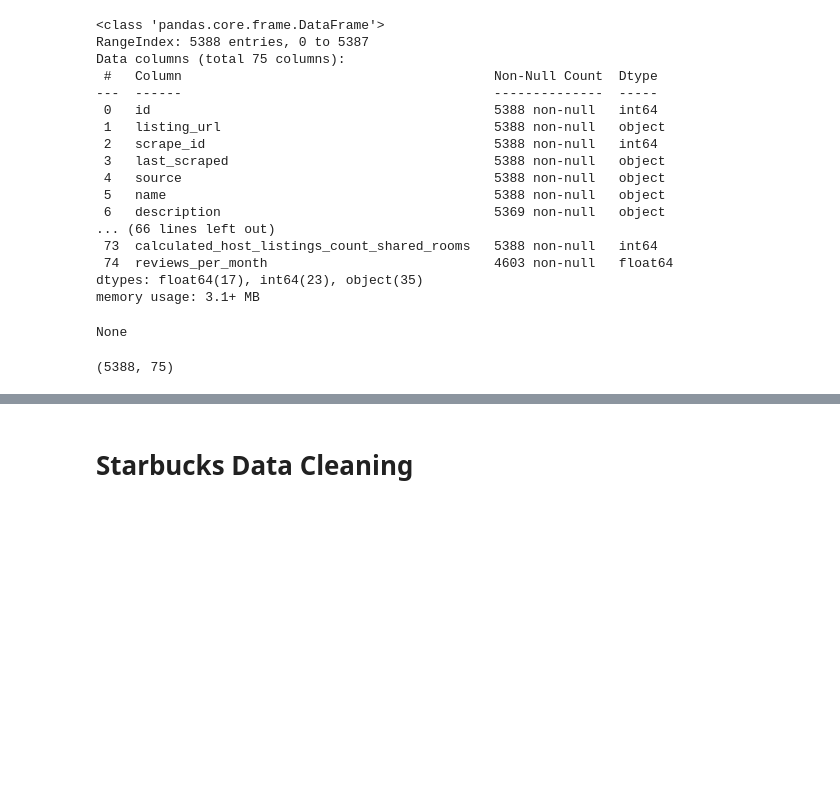
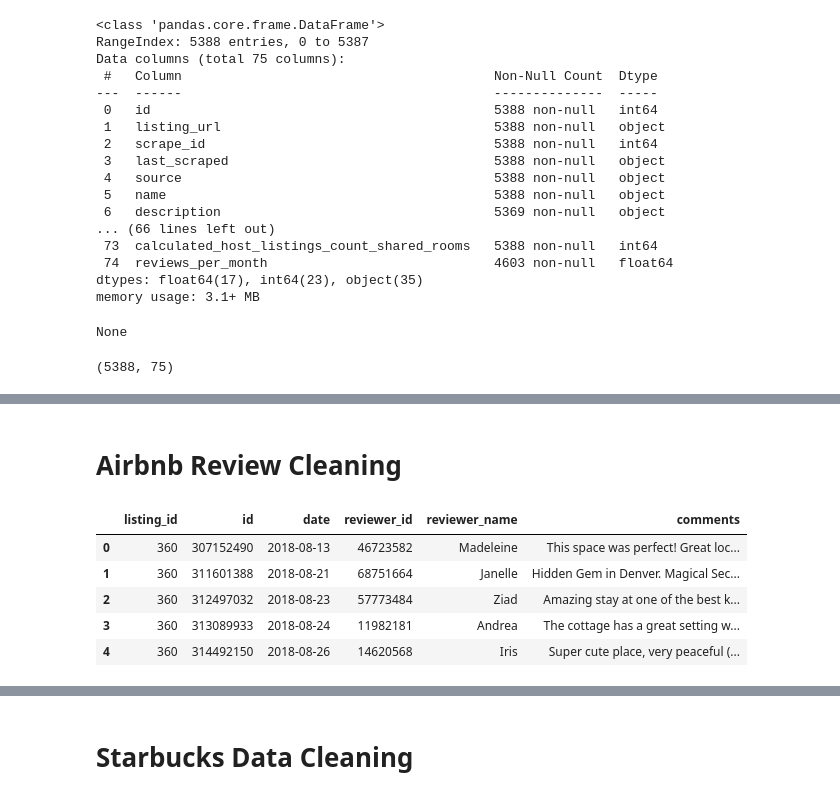
Before and after one commit to mdipinto1/m.c-squared, a Jupyter notebook: data_cleaning_notebook_md.ipynb, the cells around one changed output, grey strips where cells are left out. Drawn from its saved outputs; the diff is of its cells as text; code cells hidden in the pictures; blank space fills up the shorter version.

```diff
--- a/data_cleaning_notebook_md.ipynb
+++ b/data_cleaning_notebook_md.ipynb
@@ -140,0 +143,12 @@ memory usage: 1.6+ MB
+# %% [markdown]
+# Airbnb Review Cleaning
+# %%
+display(reviews_df.head())
+reviews_columns = reviews_df.columns.to_list()
+# %% [output]
+|  | listing_id | id | date | reviewer_id | reviewer_name | comments |
+| 0 | 360 | 307152490 | 2018-08-13 | 46723582 | Madeleine | This space was perfect! Great loc... |
+| 1 | 360 | 311601388 | 2018-08-21 | 68751664 | Janelle | Hidden Gem in Denver. Magical Sec... |
+| 2 | 360 | 312497032 | 2018-08-23 | 57773484 | Ziad | Amazing stay at one of the best k... |
+| 3 | 360 | 313089933 | 2018-08-24 | 11982181 | Andrea | The cottage has a great setting w... |
+| 4 | 360 | 314492150 | 2018-08-26 | 14620568 | Iris | Super cute place, very peaceful (... |
```
Also changed, not shown: parts of 26 cells of this notebook, 3 other files.
